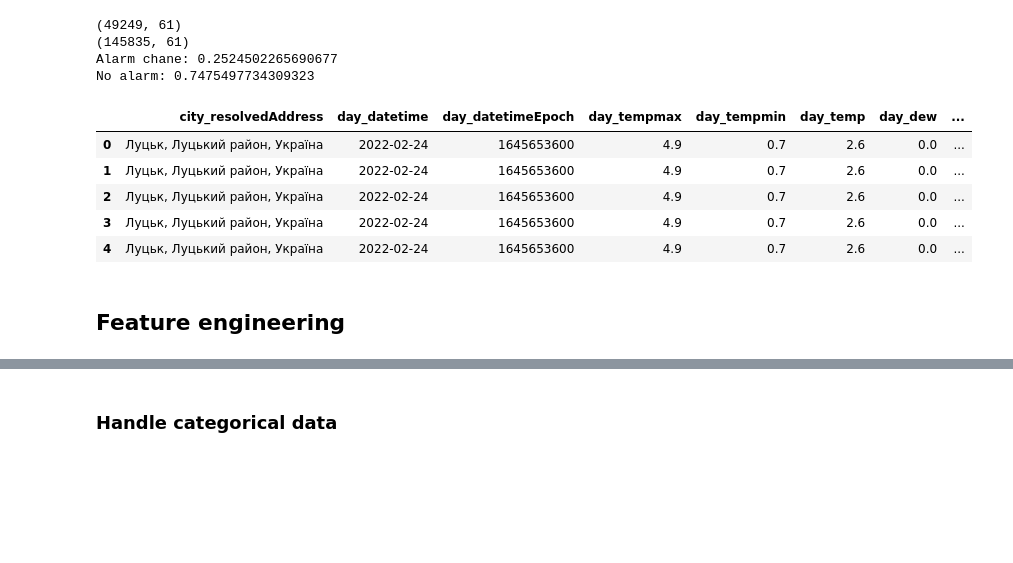
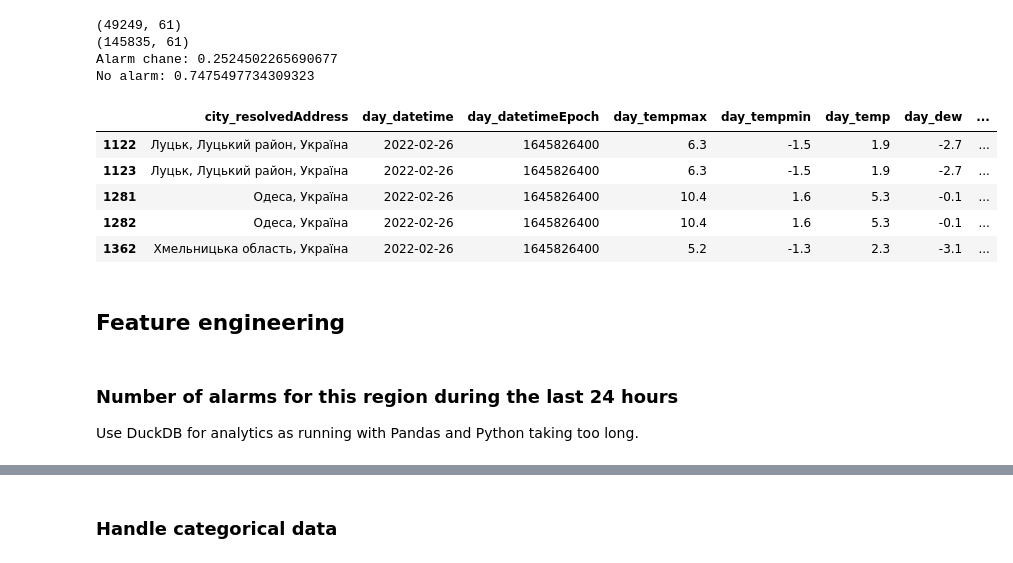
Before and after one commit to technicsx/SD_SaaS_Project, a Jupyter notebook: 2_data_preparation/3_prepare_final_dataset.ipynb, the cells around one changed output, grey strips where cells are left out. Drawn from its saved outputs; the diff is of its cells as text; code cells hidden in the pictures; blank space fills up the shorter version.

Commit message:
Add "Number of alarms for this region during the last 24 hours"

```diff
--- a/2_data_preparation/3_prepare_final_dataset.ipynb
+++ b/2_data_preparation/3_prepare_final_dataset.ipynb
@@ -447,17 +457,21 @@ No alarm: 0.7475497734309323
 # %%
 # Merge isw data to df_weather_v4
 df_weather_v5 = pd.merge(
     df_weather_v4,
     df_isw[['Keywords', 'report_date', 'date_tomorrow_datetime', 'ukrainian_holiday', 'russian_holiday']],
     left_on="day_datetime", right_on="report_date"
 )
-df_weather_v5.head(5)
+df_weather_v6 = None
+df_weather_v5[df_weather_v5['event_start_time'] > pd.to_datetime(0)].head(5)
 # %% [output]
 |  | city_resolvedAddress | day_datetime | day_datetimeEpoch | day_tempmax | day_tempmin | day_temp | day_dew | ... |
-| 0 | Луцьк, Луцький район, Україна | 2022-02-24 | 1645653600 | 4.9 | 0.7 | 2.6 | 0.0 | ... |
-| 1 | Луцьк, Луцький район, Україна | 2022-02-24 | 1645653600 | 4.9 | 0.7 | 2.6 | 0.0 | ... |
-| 2 | Луцьк, Луцький район, Україна | 2022-02-24 | 1645653600 | 4.9 | 0.7 | 2.6 | 0.0 | ... |
-| 3 | Луцьк, Луцький район, Україна | 2022-02-24 | 1645653600 | 4.9 | 0.7 | 2.6 | 0.0 | ... |
-| 4 | Луцьк, Луцький район, Україна | 2022-02-24 | 1645653600 | 4.9 | 0.7 | 2.6 | 0.0 | ... |
+| 1122 | Луцьк, Луцький район, Україна | 2022-02-26 | 1645826400 | 6.3 | -1.5 | 1.9 | -2.7 | ... |
+| 1123 | Луцьк, Луцький район, Україна | 2022-02-26 | 1645826400 | 6.3 | -1.5 | 1.9 | -2.7 | ... |
+| 1281 | Одеса, Україна | 2022-02-26 | 1645826400 | 10.4 | 1.6 | 5.3 | -0.1 | ... |
+| 1282 | Одеса, Україна | 2022-02-26 | 1645826400 | 10.4 | 1.6 | 5.3 | -0.1 | ... |
+| 1362 | Хмельницька область, Україна | 2022-02-26 | 1645826400 | 5.2 | -1.3 | 2.3 | -3.1 | ... |
 # %% [markdown]
 ## Feature engineering
+# %% [markdown]
+### Number of alarms for this region during the last 24 hours
+Use DuckDB for analytics as running with Pandas and Python taking too long.
```
Also changed, not shown: parts of 8 cells of this notebook, 2 other files.
